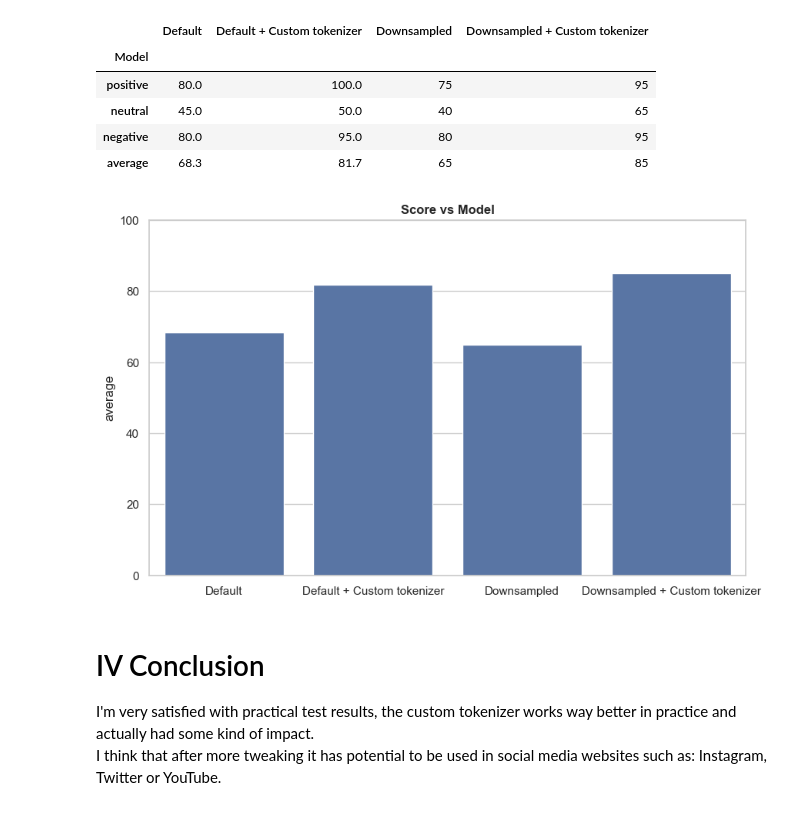
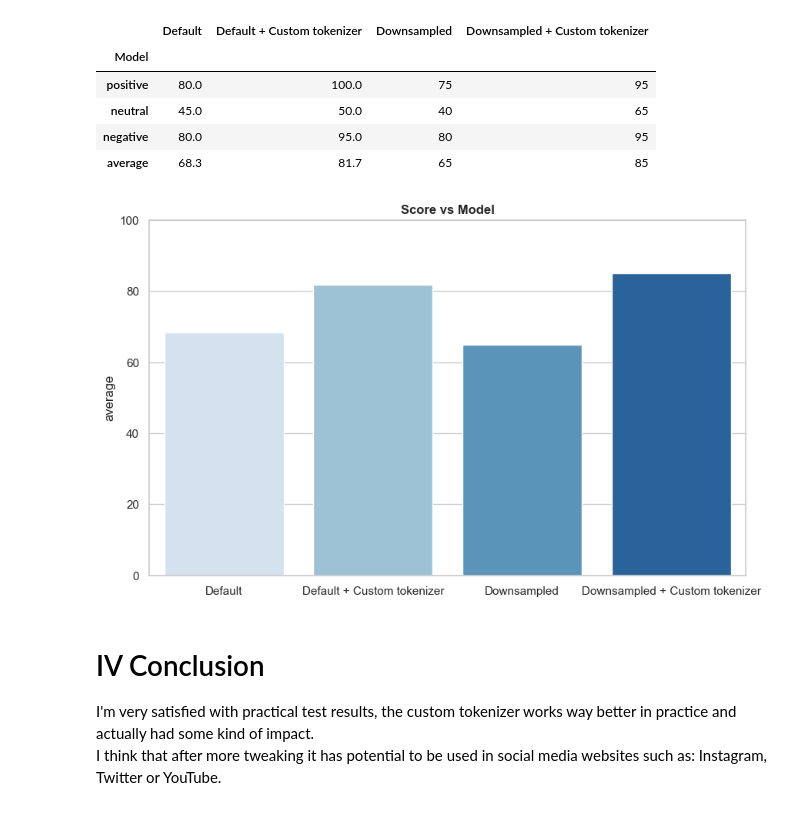
Before and after one commit to gracjan-p/twitter-sentiments, a Jupyter notebook: emotions.ipynb, the cells around one changed output. Cells and saved outputs as stored; diff of their text form; code cells hidden in the pictures.

```diff
--- a/emotions.ipynb
+++ b/emotions.ipynb
@@ -640,12 +648,12 @@ score_df
 | average | 68.3 | 81.7 | 65 | 85 |
 # %%
 fig = plt.figure(figsize=(10, 6))
-fig = sns.barplot(data=score_df.iloc[3])
+fig = sns.barplot(data=score_df.iloc[3], palette=sns.color_palette('Blues', 4))
 fig.set_title('Score vs Model', fontweight='bold')
 fig.set_ylim(0, 100)
 plt.show()
 # %% [output]
-[figure, old version]
+[figure, new version]
 # %% [markdown]
 # IV Conclusion
 I'm very satisfied with practical test results, the custom tokenizer works way better in practice and actually had some kind of impact.<br>
```
Also changed, not shown: parts of 5 cells of this notebook.
